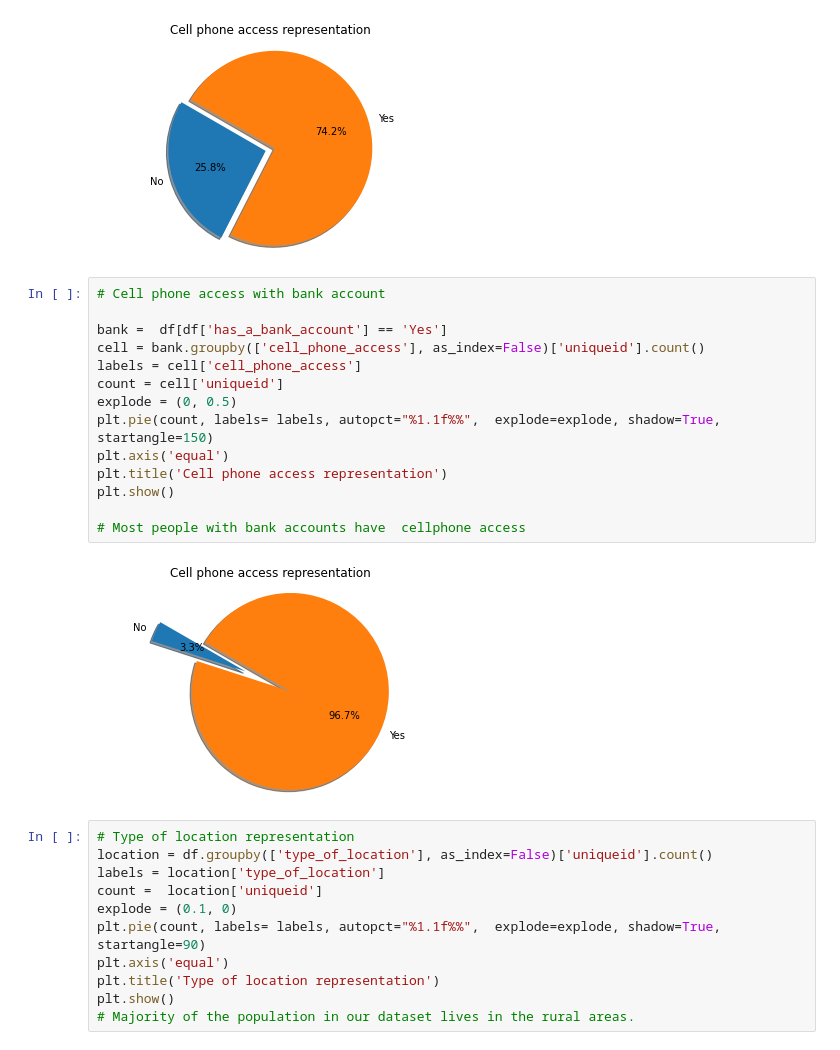
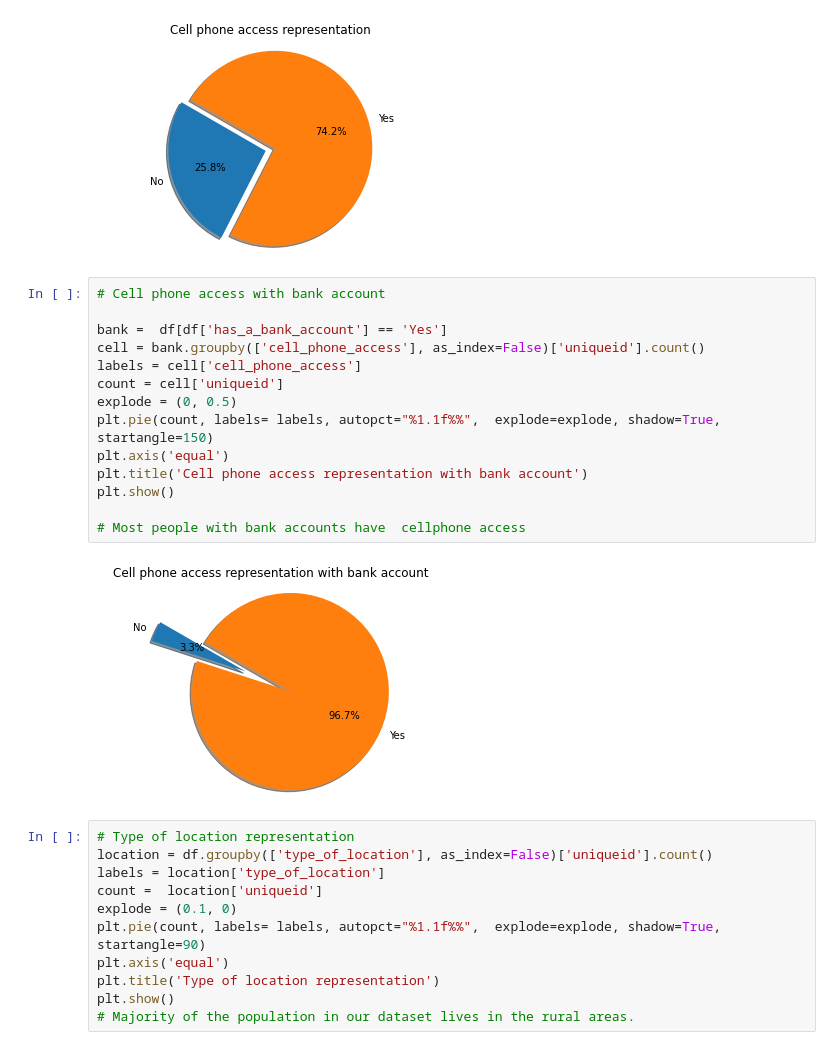
Before and after one commit to Magguire/Magguire, a Jupyter notebook: ip_week_2_core.ipynb, the cells around one changed output. Saved outputs shown, nothing was run; the diff lists cells and outputs as text.

```diff
--- a/ip_week_2_core.ipynb
+++ b/ip_week_2_core.ipynb
@@ -505,19 +505,19 @@ plt.show()
 # %%
 # Cell phone access with bank account
 
 bank =  df[df['has_a_bank_account'] == 'Yes']
 cell = bank.groupby(['cell_phone_access'], as_index=False)['uniqueid'].count()
 labels = cell['cell_phone_access']
 count = cell['uniqueid']
 explode = (0, 0.5)
 plt.pie(count, labels= labels, autopct="%1.1f%%",  explode=explode, shadow=True, startangle=150)
 plt.axis('equal')
-plt.title('Cell phone access representation')
+plt.title('Cell phone access representation with bank account')
 plt.show()
 
 # Most people with bank accounts have  cellphone access
 # %% [output]
-[figure, old version]
+[figure, new version]
 # %%
 # Type of location representation
 location = df.groupby(['type_of_location'], as_index=False)['uniqueid'].count()
```
Also changed, not shown: parts of 4 cells of this notebook.
